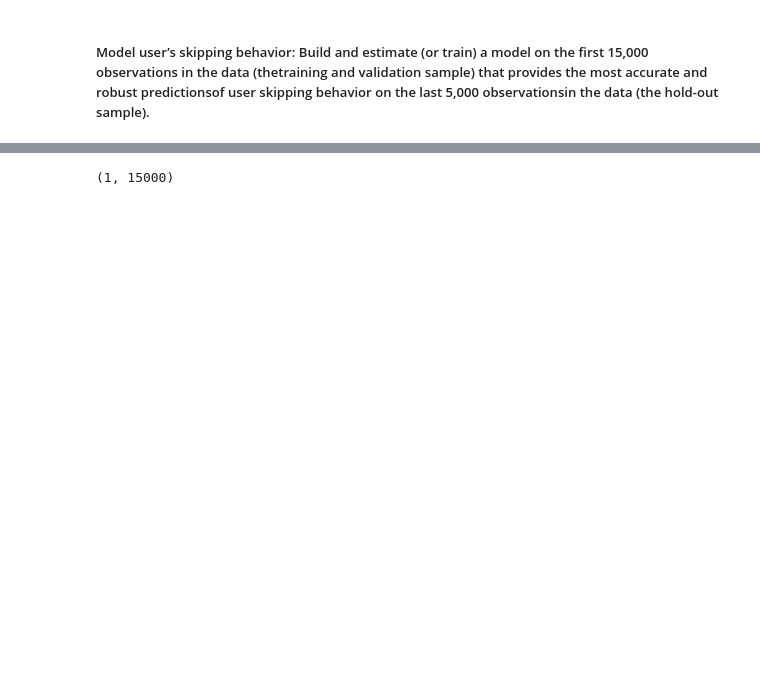
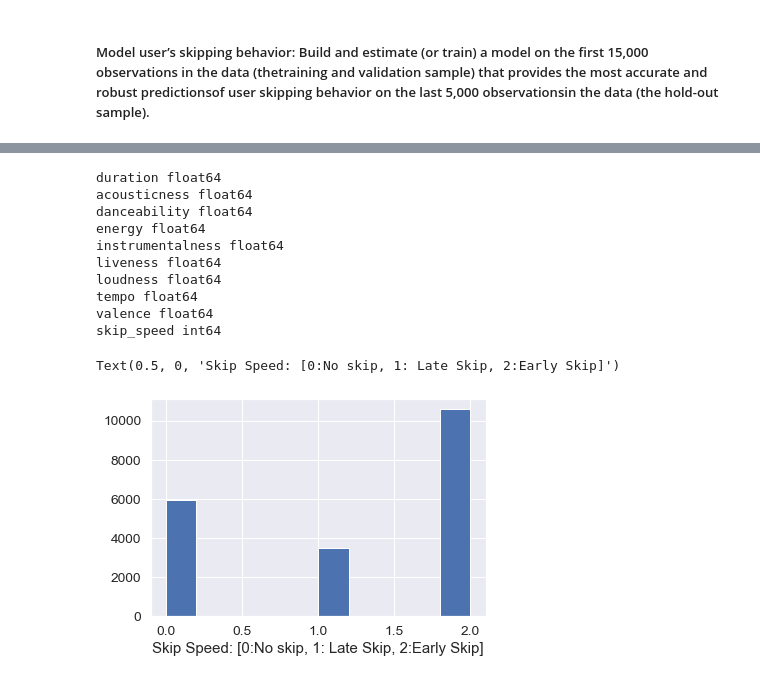
Before and after one commit to ishagupta36/Marketing-Models-Spotify, a Jupyter notebook: Simple Model.ipynb, the cells around one changed output, grey strips where cells are left out. Saved outputs shown, nothing was run; the diff lists cells and outputs as text; code cells hidden in the pictures; blank space fills up the shorter version.

```diff
--- a/Simple Model.ipynb
+++ b/Simple Model.ipynb
@@ -59,4 +59,20 @@ y_=scaler2.transform(y_)
-# %%
-y_.shape
-# %% [output]
-(1, 15000)
+# %%
+### checking the type of column
+for col in df.columns:
+    print(col,df[col].dtype)
+## Hence, need to convert the skip speed intp categorical variables
+plt.hist(df['skip_speed'])
+plt.xlabel('Skip Speed: [0:No skip, 1: Late Skip, 2:Early Skip]')
+# %% [output]
+duration float64
+acousticness float64
+danceability float64
+energy float64
+instrumentalness float64
+liveness float64
+loudness float64
+tempo float64
+valence float64
+skip_speed int64
+Text(0.5, 0, 'Skip Speed: [0:No skip, 1: Late Skip, 2:Early Skip]')
+[figure, added]
```
Also changed, not shown: parts of 27 cells of this notebook.
